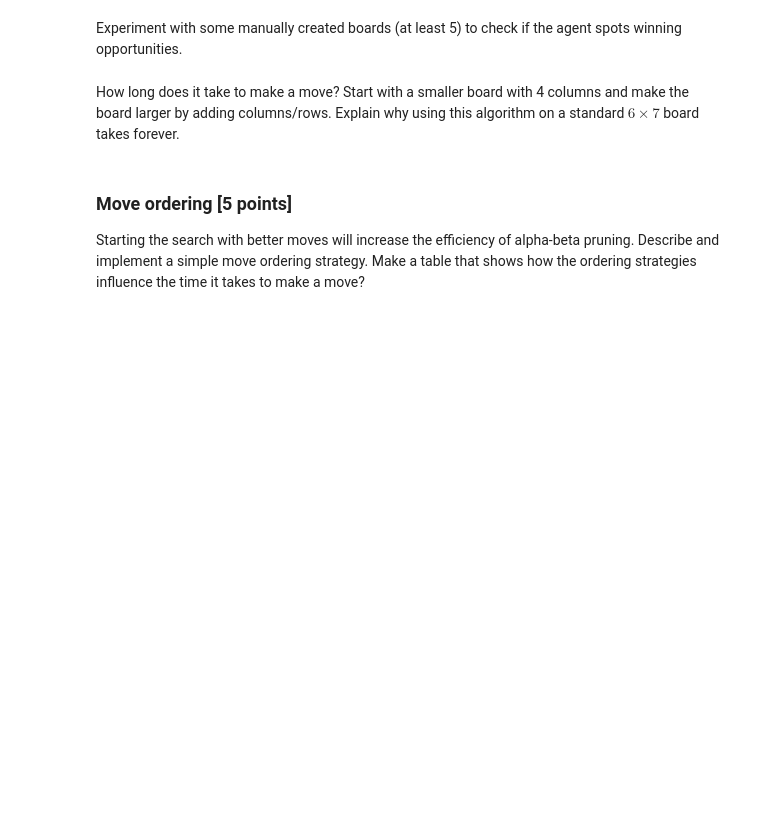
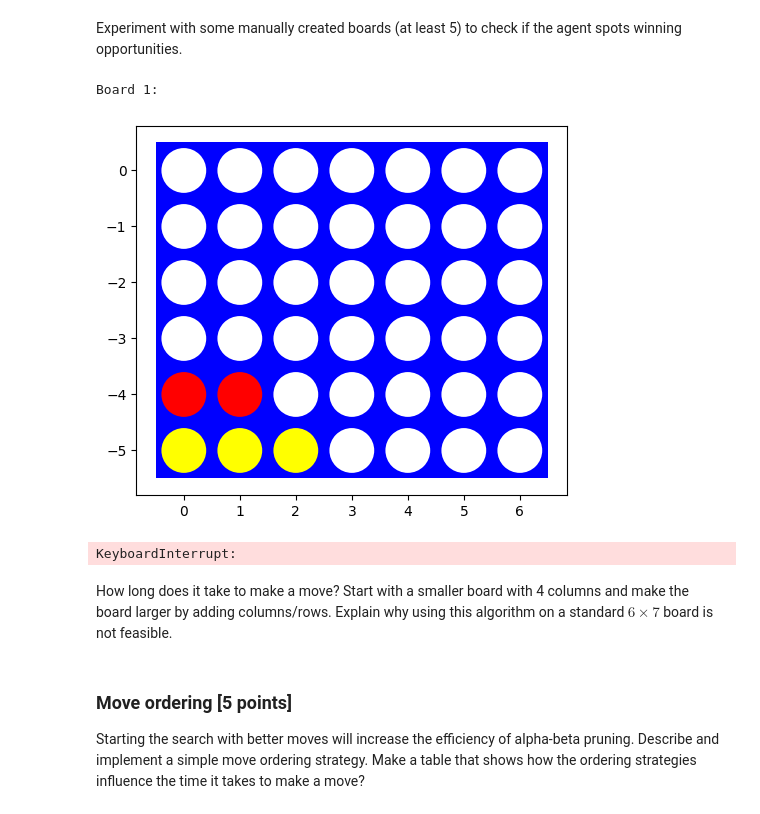
Before and after one commit to JamocaVisions/CodeCursor, a Jupyter notebook: Games/assignment_connect4.ipynb, the cells around one changed output. Saved outputs shown, nothing was run; the diff lists cells and outputs as text; code cells hidden in the pictures; blank space fills up the shorter version.

```diff
--- a/Games/assignment_connect4.ipynb
+++ b/Games/assignment_connect4.ipynb
@@ -304,5 +389,79 @@ Experiment with some manually created boards (at least 5) to check if the agent
+# %%
+# Your code/ answer goes here.
+
+import numpy as np
+
+# Initialize game
+game = Game()
+
+# Test Boards
+boards = []
+
+# 1. Winning move for player -1 (X) horizontally
+board1 = np.array([
+    [0, 0, 0, 0, 0, 0, 0],
+    [0, 0, 0, 0, 0, 0, 0],
+    [0, 0, 0, 0, 0, 0, 0],
+    [0, 0, 0, 0, 0, 0, 0],
+    [1, 1, 0, 0, 0, 0, 0],
+    [-1, -1, -1, 0, 0, 0, 0],
+])
+
+# 2. Block opponent (player 1 'O') from winning
+board2 = np.array([
+    [0, 0, 0, 0, 0, 0, 0],
+    [0, 0, 0, 0, 0, 0, 0],
+    [0, 0, 0, 0, 0, 0, 0],
+    [0, 0, 0, 0, 0, 0, 0],
+    [-1, -1, 0, 0, 0, 0, 0],
+    [1, 1, 1, 0, 0, 0, 0],
+])
+
+# 3. Immediate vertical win for X
+board3 = np.array([
+    [0, 0, 0, 0, 0, 0, 0],
+    [-1, 0, 0, 0, 0, 0, 0],
+    [-1, 0, 0, 0, 0, 0, 0],
+    [-1, 0, 0, 0, 0, 0, 0],
+    [1, 0, 0, 0, 0, 0, 0],
+    [1, 0, 0, 0, 0, 0, 0],
+])
+
+# 4. No immediate win, choose best
+board4 = np.array([
+    [0, 0, 0, 0, 0, 0, 0],
+    [-1, 0, 0, 0, 0, 0, 0],
+    [1, -1, 0, 0, 0, 0, 0],
+    [1, 1, -1, 0, 0, 0, 0],
+    [1, 1, 1, -1, 0, 0, 0],
+    [-1, -1, 1, 1, 0, 0, 0],
+])
+
+# 5. Diagonal win opportunity
+board5 = np.array([
+    [0, 0, 0, 0, 0, 0, 0],
+    [-1, 0, 0, 0, 0, 0, 0],
+    [1, -1, 0, 0, 0, 0, 0],
+    [1, 1, -1, 0, 0, 0, 0],
+    [1, 1, 1, -1, 0, 0, 0],
+    [-1, -1, 1, 1, 0, 0, 0],
+])
+
+boards = [board1, board2, board3, board4, board5]
+
+# Test Loop
+for i, board in enumerate(boards, 1):
+    print(f"Board {i}:")
+    visualize(board)
+    move = alpha_beta_search(game, board)
+    print(f"Agent selected move: {move}\n")
+    print("="*40)
+# %% [output]
+Board 1:
+[figure, added]
+KeyboardInterrupt:
 # %% [markdown]
-How long does it take to make a move? Start with a smaller board with 4 columns and make the board larger by adding columns/rows. Explain why using this algorithm on a standard $6 \times 7$ board takes forever.
+How long does it take to make a move? Start with a smaller board with 4 columns and make the board larger by adding columns/rows. Explain why using this algorithm on a standard $6 \times 7$ board is not feasible.
 # %%
 # Your code/ answer goes here.
 # %% [markdown]
```
Also changed, not shown: parts of 9 cells of this notebook.
